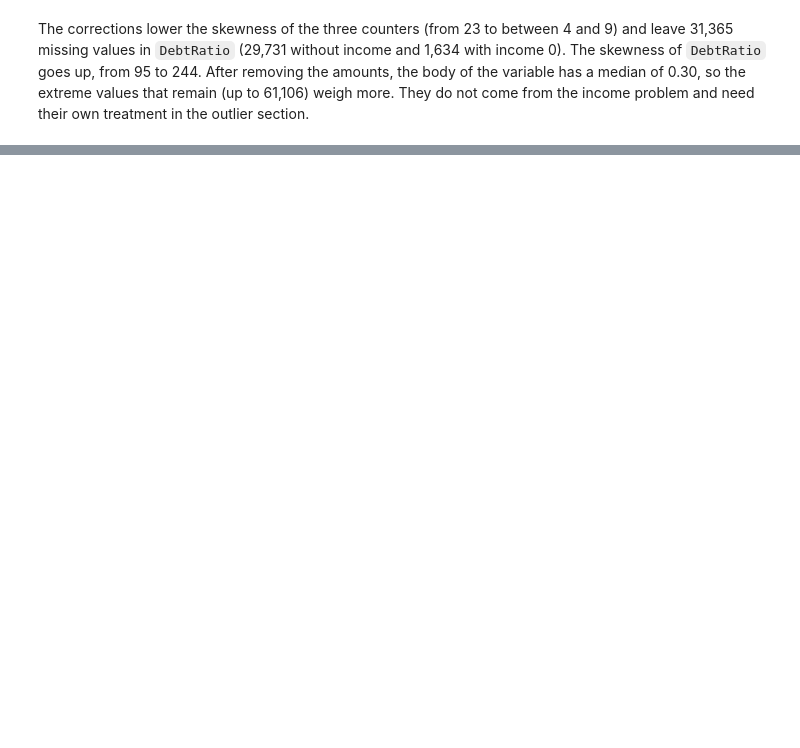
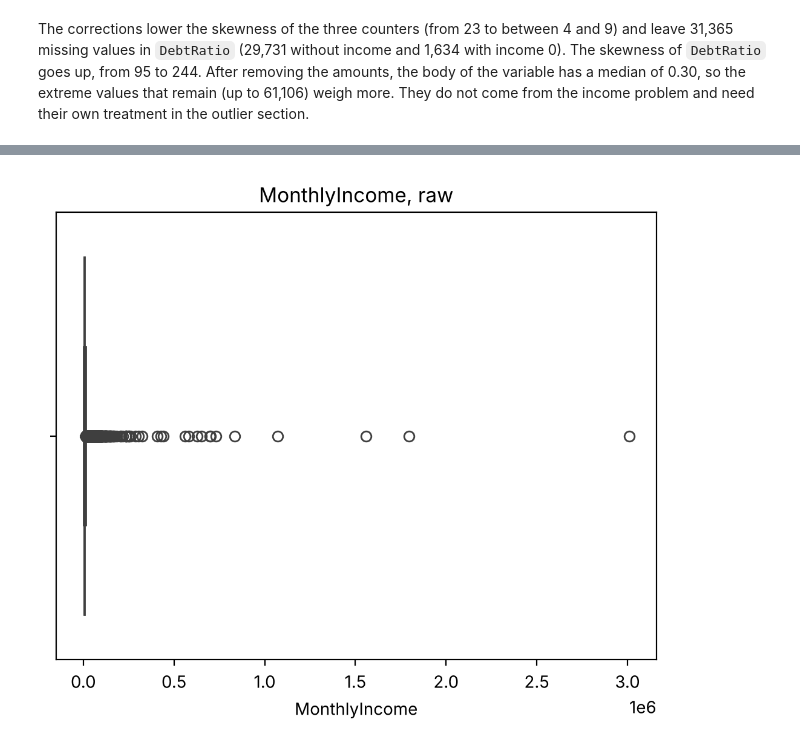
Before and after one commit to CarlosCUNEF/machine_learning_assignment, a Jupyter notebook: notebooks/01_EDA.ipynb, the cells around one changed output, grey strips where cells are left out. Cells and saved outputs as stored; diff of their text form; code cells hidden in the pictures; blank space fills up the shorter version.

```diff
--- a/notebooks/01_EDA.ipynb
+++ b/notebooks/01_EDA.ipynb
@@ -253,8 +291,2 @@ missing[missing["n_missing"] > 0]
 # %% [markdown]
 First question: is a missing value just random noise, or does it relate to the target? We compare the default rate of borrowers with and without the value.
-# %%
-for col in ["MonthlyIncome", "NumberOfDependents"]:
-    rate = df.groupby(df[col].isna())[TARGET].agg(["mean", "size"])
-    rate.index = ["observed", "missing"]
-    print(col)
-    display(rate.round(4))
@@ -405,0 +432,5 @@ Name: count, dtype: int64
+# %%
+# Rows with a code in the 30-59 days counter: do the other two counters carry it too?
+special = df["NumberOfTime30-59DaysPastDueNotWorse"].isin([96, 98])
+
+df[special][LATE_COLS].value_counts()
@@ -522,0 +540,22 @@ pd.DataFrame(
+# %%
+df_fixed = df.copy()
+
+# The flags go first: once the values are replaced we could not tell
+# which rows had a code or a missing income.
+# special marks the rows with 96/98 (the three counters share them, see 4.2)
+df_fixed["late_code_flag"] = special.astype(int)
+df_fixed["income_missing"] = df_fixed["MonthlyIncome"].isna().astype(int)
+
+# Impossible age: a minor cannot hold a credit
+df_fixed.loc[df_fixed["age"] < 18, "age"] = np.nan
+
+# 96 and 98 are codes of the data source, not real counts
+for col in LATE_COLS:
+    df_fixed.loc[df_fixed[col].isin([96, 98]), col] = np.nan
+
+# Without an income (missing or 0) DebtRatio is an amount, not a ratio
+no_income_rows = df_fixed["MonthlyIncome"].isna() | (df_fixed["MonthlyIncome"] == 0)
+df_fixed.loc[no_income_rows, "DebtRatio"] = np.nan
+
+# Missing values after the corrections
+df_fixed.isna().sum()
@@ -537,0 +777,9 @@ Next part: outliers and the relation of each variable with the target. It should
+# %%
+# Raw variable: a few very large incomes squeeze the box against 0 (the axis is in millions)
+income = df_fixed["MonthlyIncome"].dropna()
+
+sns.boxplot(x=income)
+plt.title("MonthlyIncome, raw")
+plt.show()
+# %% [output]
+[figure, added]
```
Also changed, not shown: parts of 91 cells of this notebook, 1 other file.
